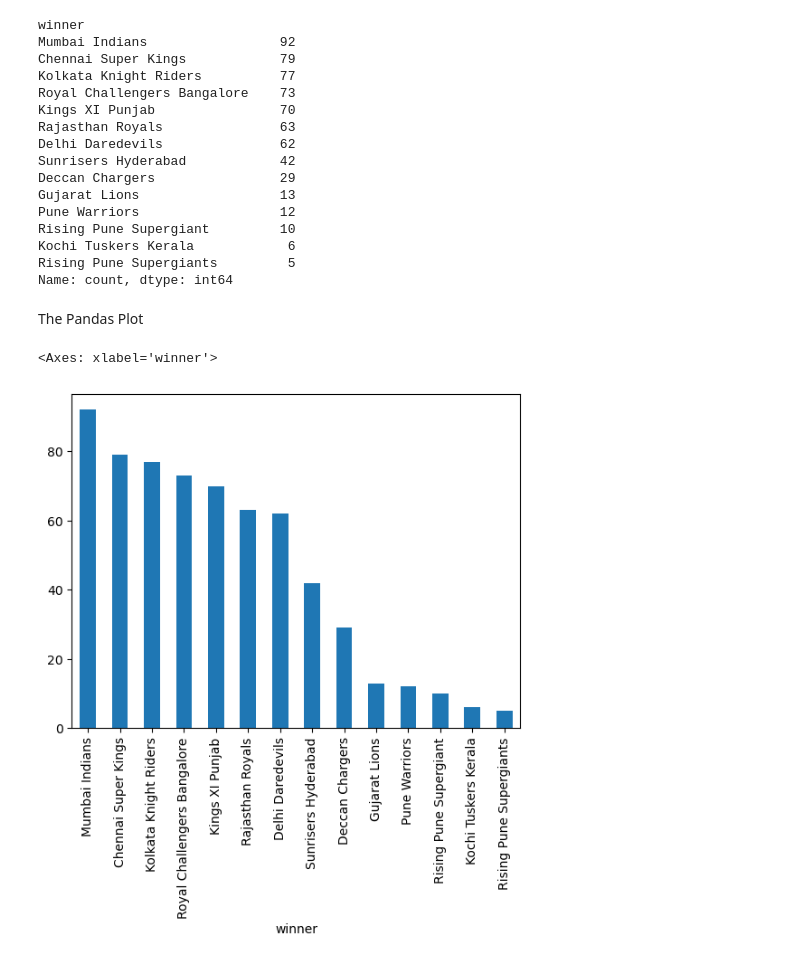
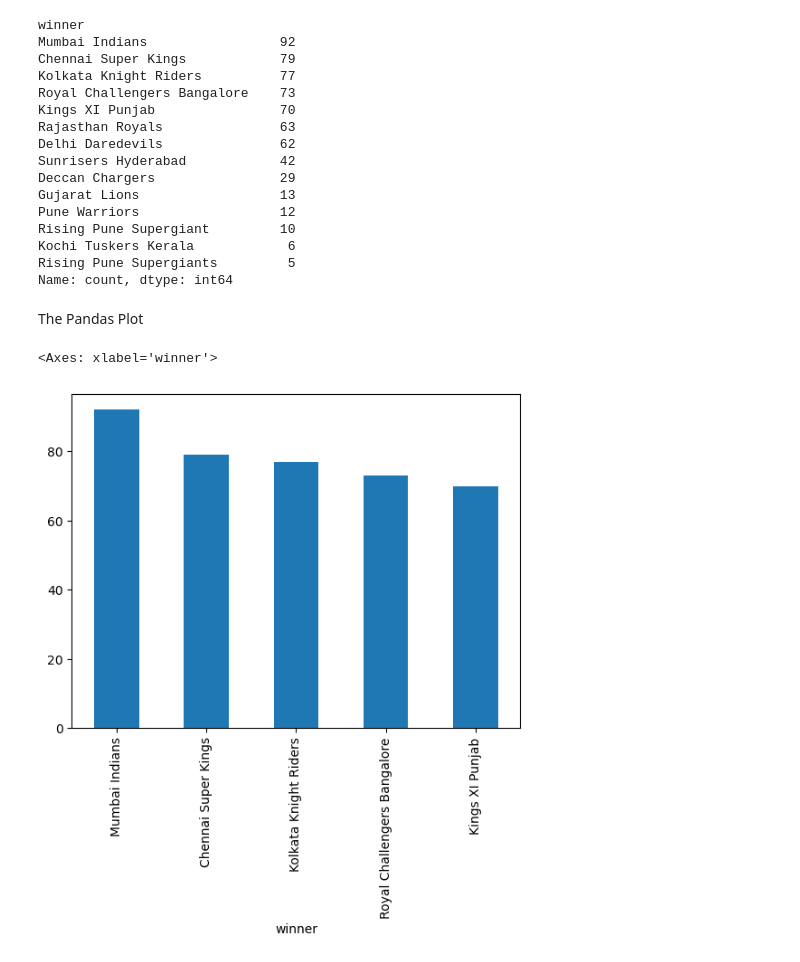
Before and after one commit to Sparsh27042002/ipl-analysis, a Jupyter notebook: IPL ANALYSIS PANDAS.ipynb, the cells around one changed output. Drawn from its saved outputs; the diff is of its cells as text; code cells hidden in the pictures.

```diff
--- a/IPL ANALYSIS PANDAS.ipynb
+++ b/IPL ANALYSIS PANDAS.ipynb
@@ -158,11 +158,11 @@ Rising Pune Supergiant         10
 Kochi Tuskers Kerala            6
 Rising Pune Supergiants         5
 Name: count, dtype: int64
-# %% [markdown]
-The Pandas Plot
-# %%
-import matplotlib.pyplot as plt
-data['winner'].value_counts().plot(kind='bar')
-# %% [output]
-<Axes: xlabel='winner'>
-[figure, removed]
+# %% [markdown]
+The Pandas Plot
+# %%
+import matplotlib.pyplot as plt
+data['winner'].value_counts().head().plot(kind='bar')
+# %% [output]
+<Axes: xlabel='winner'>
+[figure, added]
```
Also changed, not shown: parts of 64 cells of this notebook.
